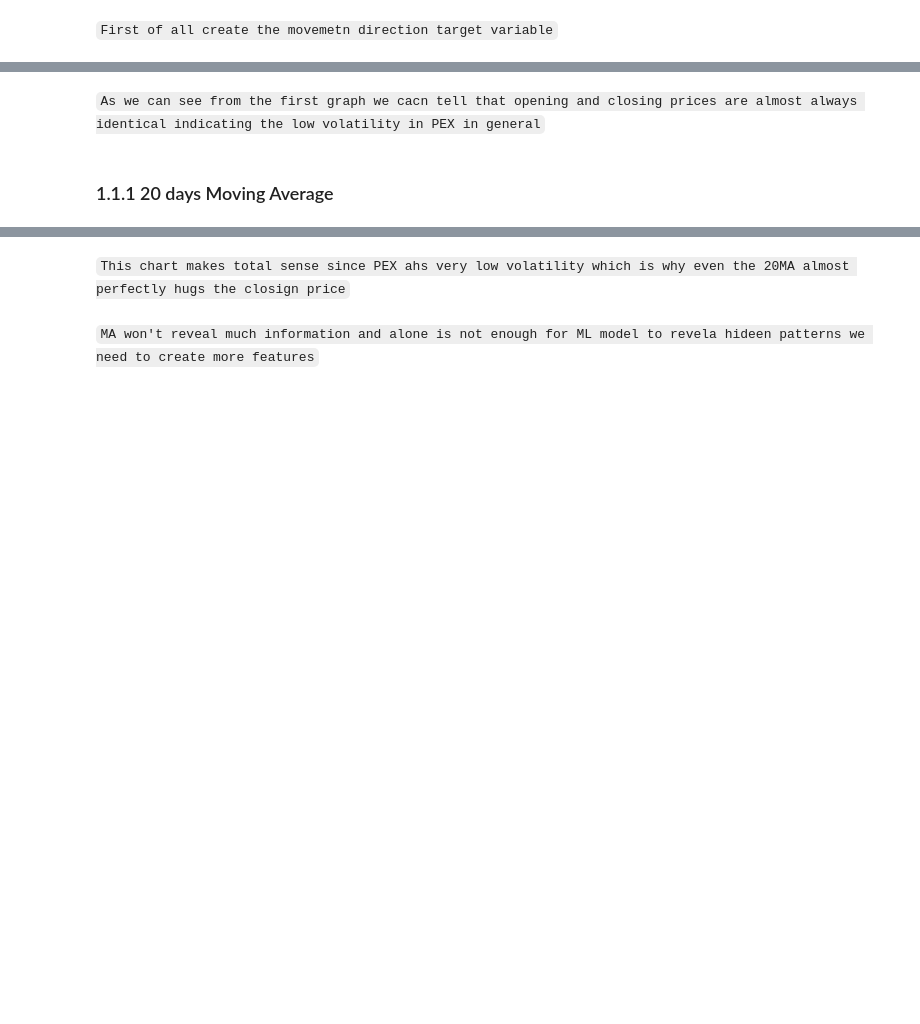
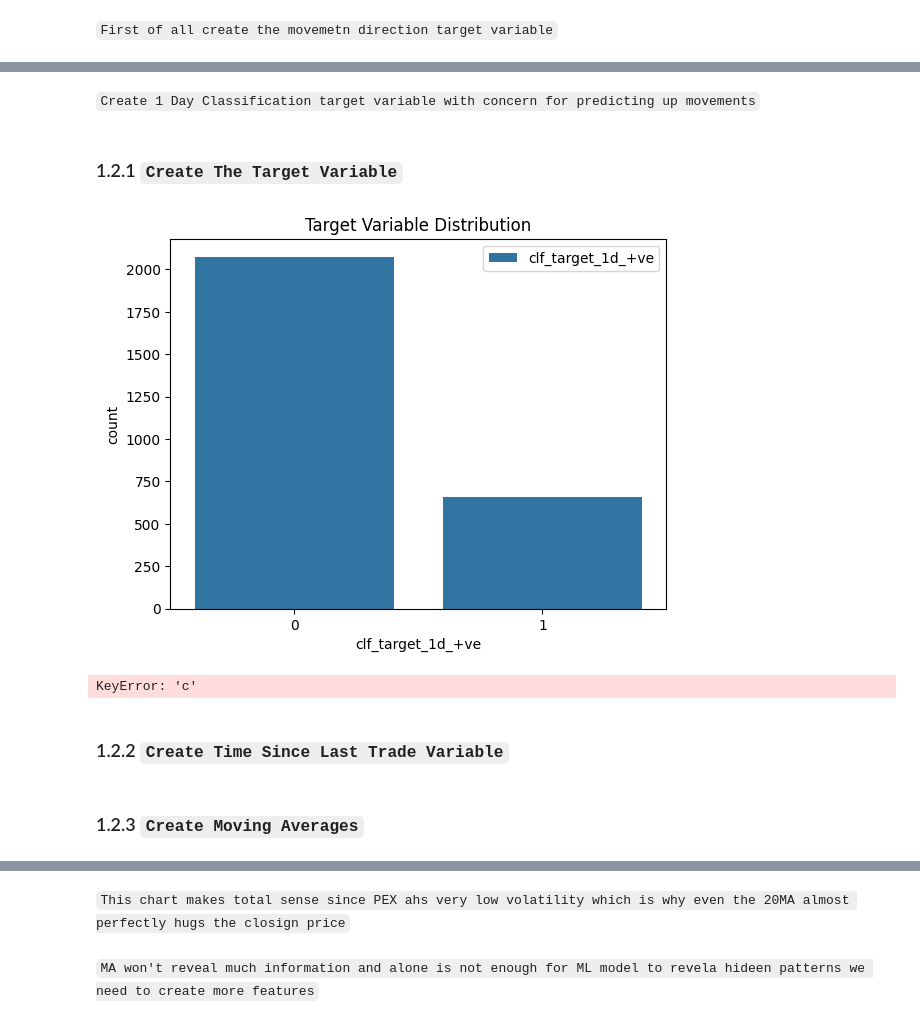
Before and after one commit to Mohammad-Nabulsi/Palestinian-Stock-Market-Predictor, a Jupyter notebook: base.ipynb, the cells around one changed output, grey strips where cells are left out. Cells and saved outputs as stored; diff of their text form; code cells hidden in the pictures; blank space fills up the shorter version.

```diff
--- a/base.ipynb
+++ b/base.ipynb
@@ -305,4 +245,2 @@ bop.drop(columns=['value'], inplace=True)
 # %% [markdown]
 `First of all create the movemetn direction target variable`
-# %%
-bop['tomorrow'] = bop['closing'].shift(-1)
@@ -313,3 +246,0 @@ bop.head()
-# %%
-bop['target'] = (bop['tomorrow'] > bop['closing']).astype(int)
-bop.drop(columns=['tomorrow'], inplace=True)
@@ -322,3 +246,0 @@ bop.describe()
-# %%
-bop.rename(columns={'max_price':'highest', 'min_price':'lowest'}, inplace=True)
-bop.columns
@@ -368,2 +246,0 @@ plt.show()
-# %% [markdown]
-`As we can see from the first graph we cacn tell that opening and closing prices are almost always identical indicating the low volatility in PEX in general`
@@ -374,0 +247,4 @@ plt.show()
+# %% [markdown]
+`Create 1 Day Classification target variable with concern for predicting up movements`
+# %% [markdown]
+### 1.2.1 `Create The Target Variable`
@@ -374,0 +254,7 @@ plt.show()
+# %%
+bop = cp(bop, "target")
+# %% [output]
+[figure, added]
+KeyError: 'c'
+# %% [markdown]
+### 1.2.2 `Create Time Since Last Trade Variable`
@@ -375,2 +266,2 @@ plt.show()
 # %% [markdown]
-### 1.1.1 20 days Moving Average
+### 1.2.3 `Create Moving Averages`
```
Also changed, not shown: parts of 110 cells of this notebook, 7 other files.
